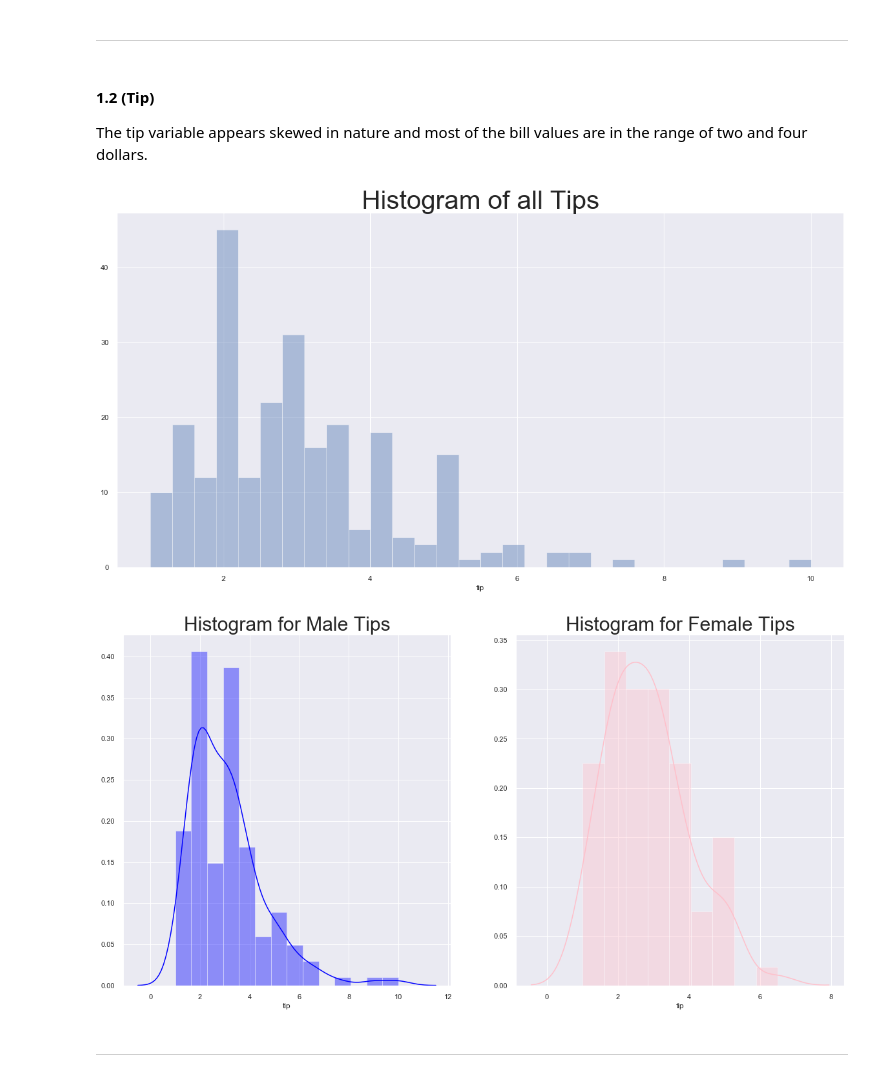
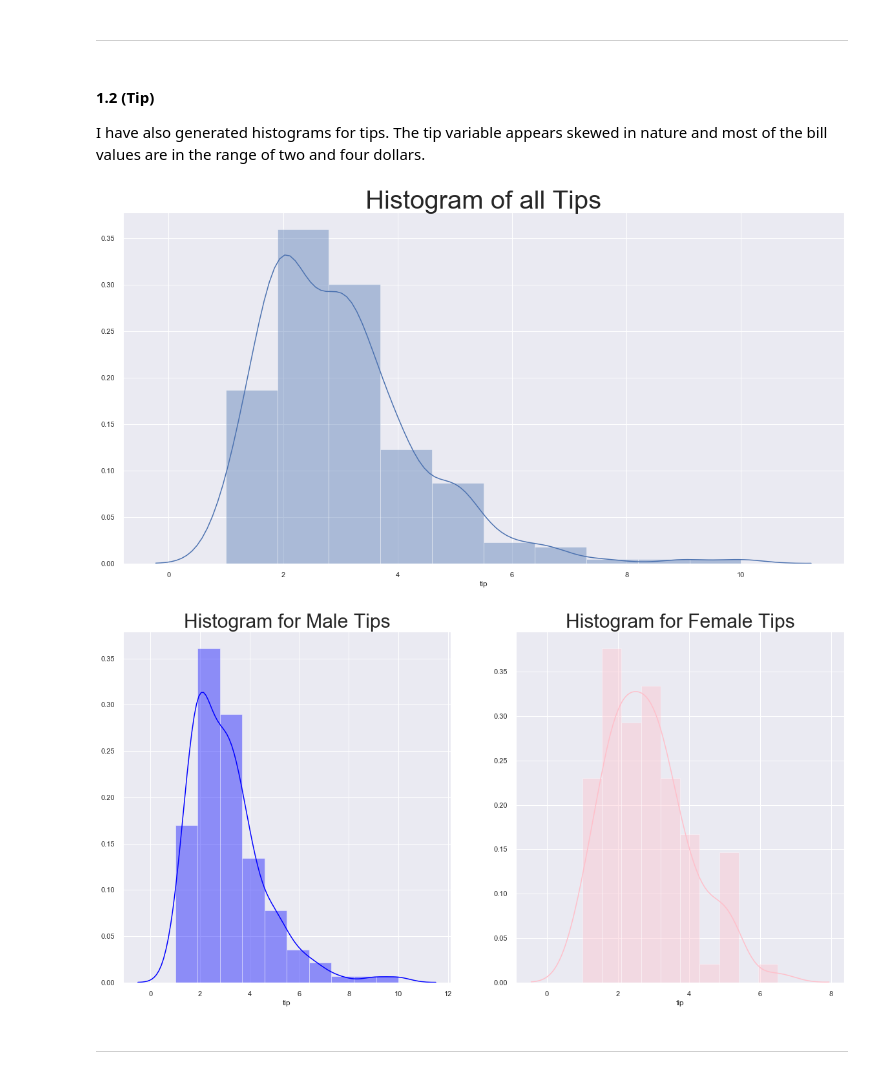
Before and after one commit to richardfeeney7/Fundamentals-Project, a Jupyter notebook: Fundamentals-Project 2019.ipynb, the cells around one changed output. Saved outputs shown, nothing was run; the diff lists cells and outputs as text; code cells hidden in the pictures.

```diff
--- a/Fundamentals-Project 2019.ipynb
+++ b/Fundamentals-Project 2019.ipynb
@@ -445,6 +463,8 @@ In the second and third violin plot, we investigate the distribution of the tota
 # %%
 
 colours = ["blue", "pink"] # Define Plot Colours. Blue for men, pink for girls
+
+sns.set(rc={'figure.figsize':(15,15)}) # Set display size
 
 # Lets see the tips depending on sex
 # Add kind. height and aspect to position accross the page
@@ -457,7 +477,6 @@ print("\n\n")
 
 
 # Lets see the tips depending on sex
-sns.set(rc={'figure.figsize':(10,10)}) # Set display size
 ax = sns.violinplot(x="day", y="total_bill", hue="sex", data=tips, inner="quartile", scale="count", palette=colours)
 # Add title to the plot and set size
 ax.set_title('Distribution of total bill amount per day', fontsize=16);
@@ -513,31 +532,31 @@ plt.show()
 # %% [markdown]
 #### 1.2 (Tip)
 
-The tip variable appears skewed in nature and most of the bill values are in the range of two and four dollars.
+I have also generated histograms for tips. The tip variable appears skewed in nature and most of the bill values are in the range of two and four dollars.
 # %%
 # Histogram, Bins allow us to view more accurate results. From the Histogram we can see that most tips are between 2 and 4
 
 # Set the size of the histogram
 sns.set(rc={'figure.figsize':(20,10)})
 
 # Disply histogram
-sns.distplot(tips['tip'], kde=False, bins=30).set_title("Histogram of all Tips", fontsize=40)
+sns.distplot(tips['tip'], kde=True, bins=10).set_title("Histogram of all Tips", fontsize=40)
 
 
 # Histogram to compare Male and Female
 # https://www.shanelynn.ie/select-pandas-dataframe-rows-and-columns-using-iloc-loc-and-ix/
 # https://pythonbasics.org/seaborn-distplot/
 
 fig,axes=plt.subplots(1,2) # Used to place graps side by side
 male = tips.loc[tips["sex"] == "Male", ["tip"]] # Pull the columns required related to male gender
-sns.distplot(male["tip"], color = "blue", ax=axes[0]).set_title("Histogram for Male Tips", fontsize=30)
+sns.distplot(male["tip"], color = "blue", ax=axes[0], bins=10).set_title("Histogram for Male Tips", fontsize=30)
 
 female = tips.loc[tips["sex"] == "Female", ["tip"]] # Pull the columns required related to male gender
-sns.distplot(female["tip"], color = "pink", ax=axes[1]) .set_title("Histogram for Female Tips", fontsize=30)
+sns.distplot(female["tip"], color = "pink", ax=axes[1], bins=10) .set_title("Histogram for Female Tips", fontsize=30)
 plt.show()
 # %% [output]
-[figure, old version]
+[figure, new version]
-[figure, old version]
+[figure, new version]
 # %% [markdown]
 <hr>
 # %% [markdown]
```
Also changed, not shown: parts of 32 cells of this notebook.
